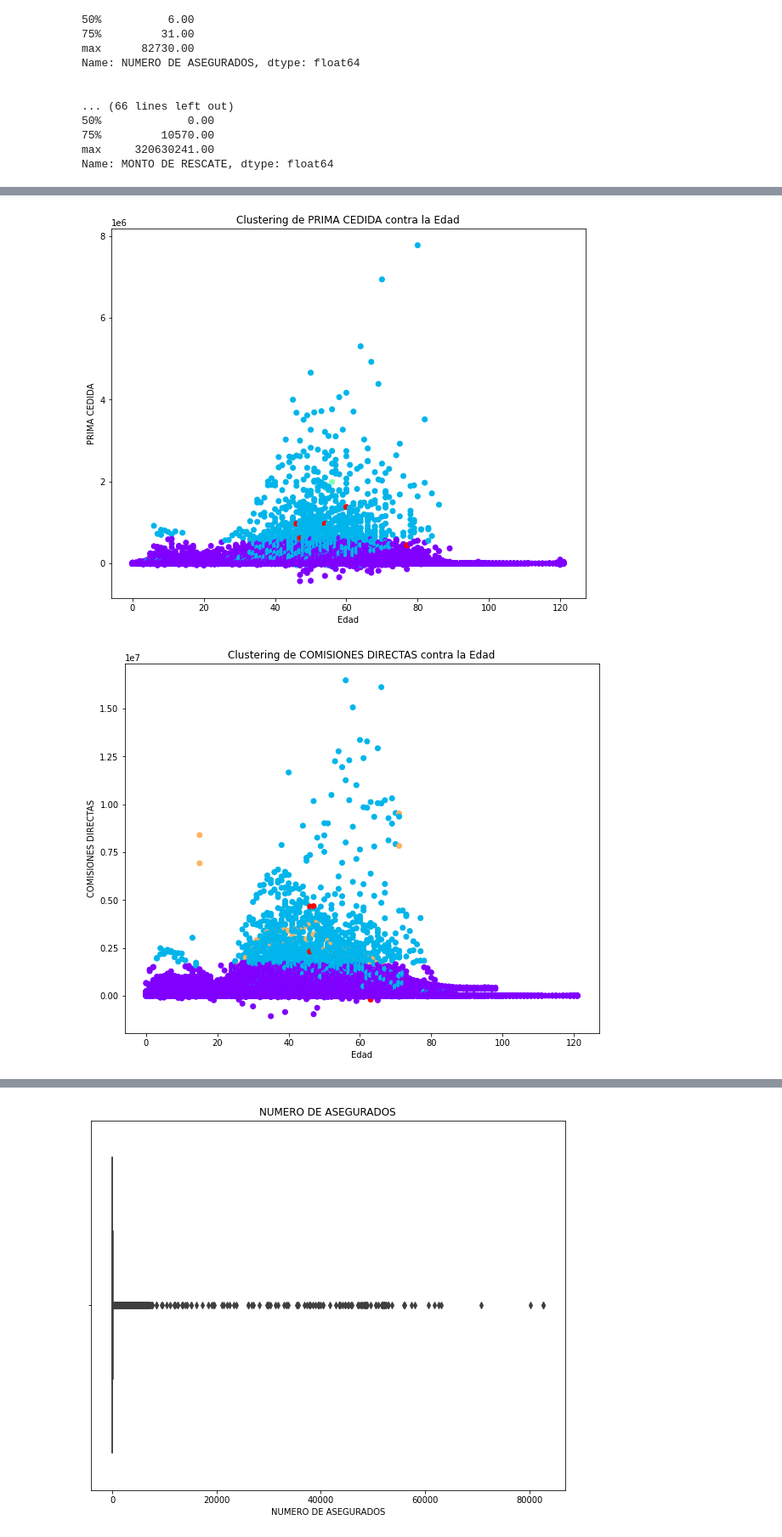
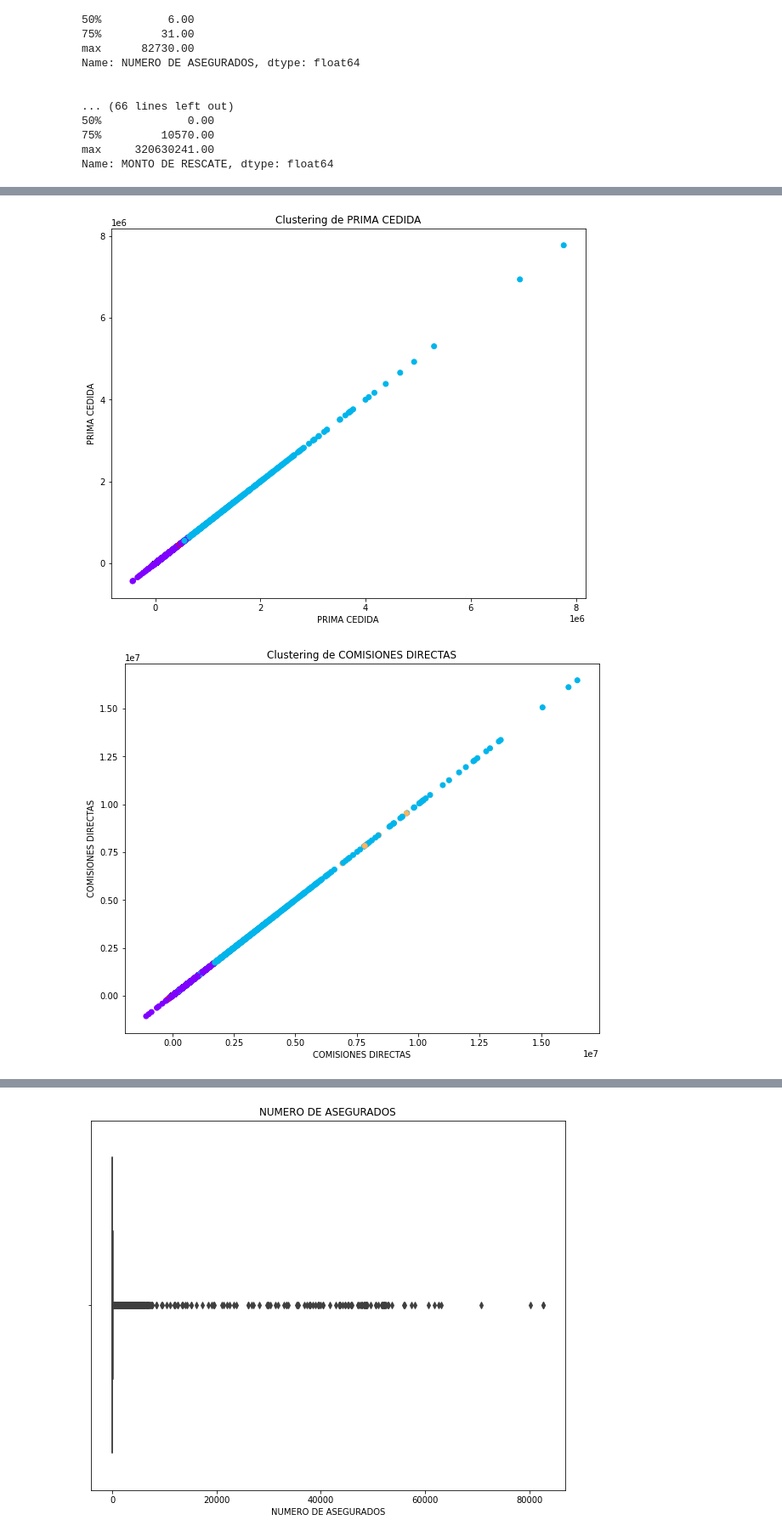
Before and after one commit to Nicocispal/Evidencia_1, a Jupyter notebook: DE_comisiones.ipynb, the cells around one changed output, grey strips where cells are left out. Shown at 85% size. Cells and saved outputs as stored; diff of their text form; code cells hidden in the pictures.

```diff
--- a/DE_comisiones.ipynb
+++ b/DE_comisiones.ipynb
@@ -125,9 +124,9 @@ memory usage: 27.4 MB
 # %%
 for col in cols:
     fig, ax = plt.subplots(figsize=(10, 8))
-    ax.scatter(df['EDAD'], df[col], c=labels, cmap='rainbow')
-    ax.set_xlabel('Edad')
+    ax.scatter(df[col], df[col], c=labels, cmap='rainbow')
+    ax.set_xlabel(col)
     ax.set_ylabel(col)
-    ax.set_title(f'Clustering de {col} contra la Edad')
+    ax.set_title(f'Clustering de {col}')
     plt.show()
 # %% [output]
@@ -135,2 +134,2 @@ for col in cols:
-[figure, old version]
+[figure, new version]
-[figure, old version]
+[figure, new version]
```
Also changed, not shown: parts of 6 cells of this notebook, 1 other file.
